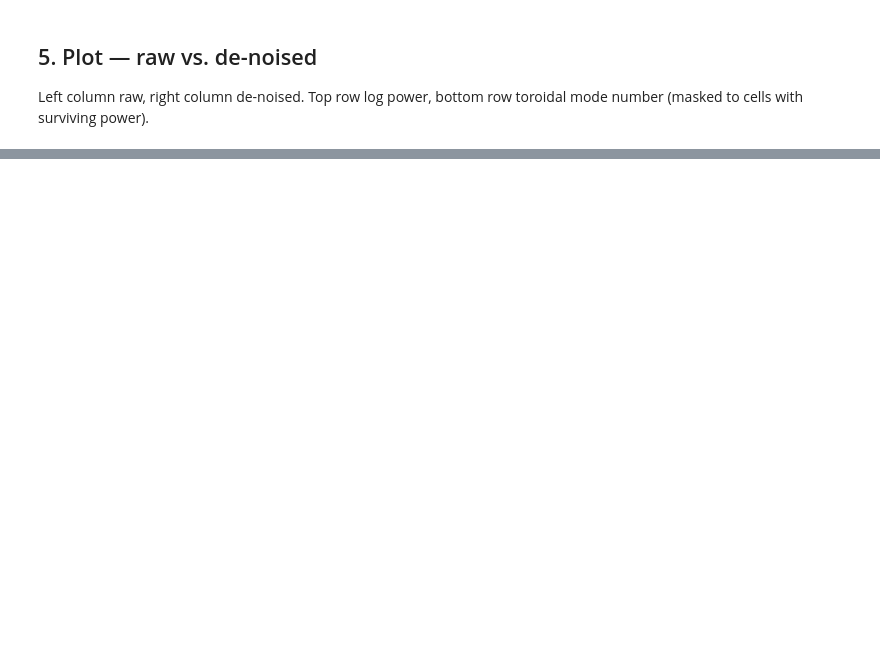
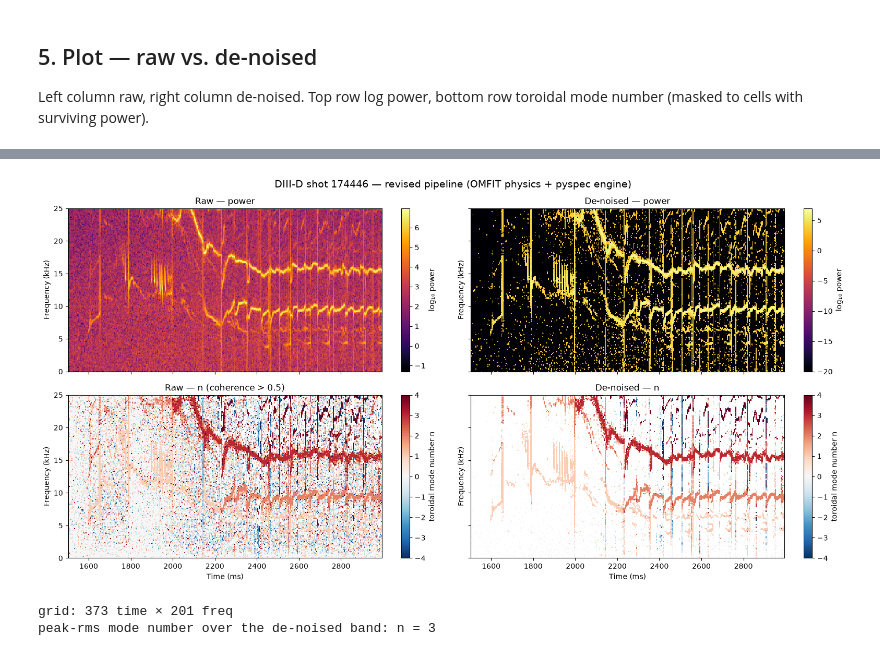
Before and after one commit to OpenFUSIONToolkit/Magnetics, a Jupyter notebook: analysis/examples/spectrogram_174446.ipynb, the cells around one changed output, grey strips where cells are left out. Cells and saved outputs as stored; diff of their text form; code cells hidden in the pictures; blank space fills up the shorter version.

Commit message:
revised spectrogram test analysis

```diff
--- a/analysis/examples/spectrogram_174446.ipynb
+++ b/analysis/examples/spectrogram_174446.ipynb
@@ -133,0 +220,31 @@ plt.show()
+# %%
+# Same module-5 settings and colour scheme, recomputed through the revised engine
+# (DC-detrend + sign-corrected n). Reuses the section-5 downsampled signals (t1, s1, s2)
+# and the power_panel / mode_panel helpers so styling and parameters are identical.
+rev = compute_spectrogram(t1, s1, s2, delta_phi, slice_duration=0.008)
+rev_clean = denoise_spectrogram(rev, coherence_min=0.5, power_floor_k=3.0)
+
+fig, axes = plt.subplots(2, 2, figsize=(16, 8), sharex=True, sharey=True)
+
+power_panel(axes[0, 0], rev, "Raw — power")
+power_panel(axes[0, 1], rev_clean, "De-noised — power")
+
+mode_panel(axes[1, 0], rev, "Raw — n (coherence > 0.5)", mask=rev.coherence > 0.5)
+mode_panel(axes[1, 1], rev_clean, "De-noised — n", mask=rev_clean.power > 0)
+
+fig.suptitle(
+    "DIII-D shot 174446 — revised pipeline (OMFIT physics + pyspec engine)",
+    fontsize=14,
+)
+plt.tight_layout()
+plt.show()
+
+print(f"grid: {rev.power.shape[0]} time × {rev.power.shape[1]} freq")
+print(
+    "peak-rms mode number over the de-noised band: "
+    f"n = {int(rev.mode_indices[np.argmax(rev_clean.rms_by_mode.sum(0))])}"
+)
+# %% [output]
+[figure, added]
+grid: 373 time × 201 freq
+peak-rms mode number over the de-noised band: n = 3
```
Also changed, not shown: parts of 8 cells of this notebook, 2 other files.
